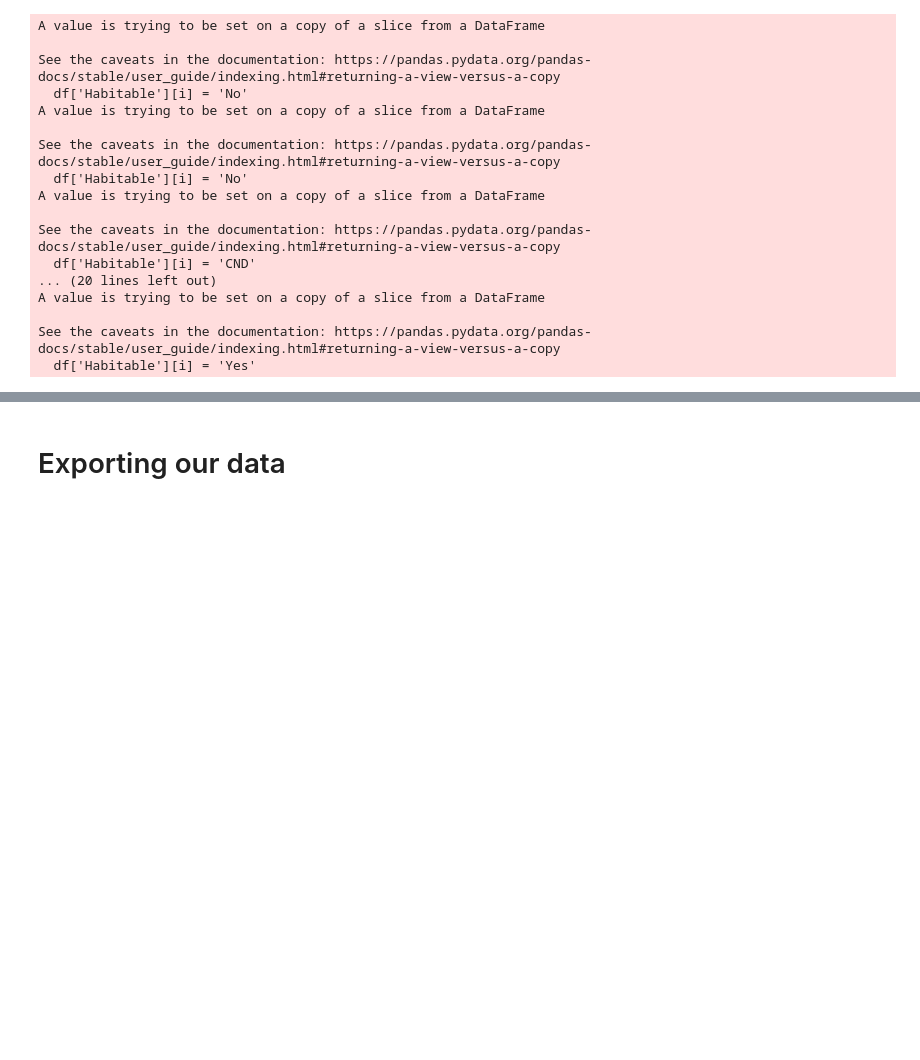
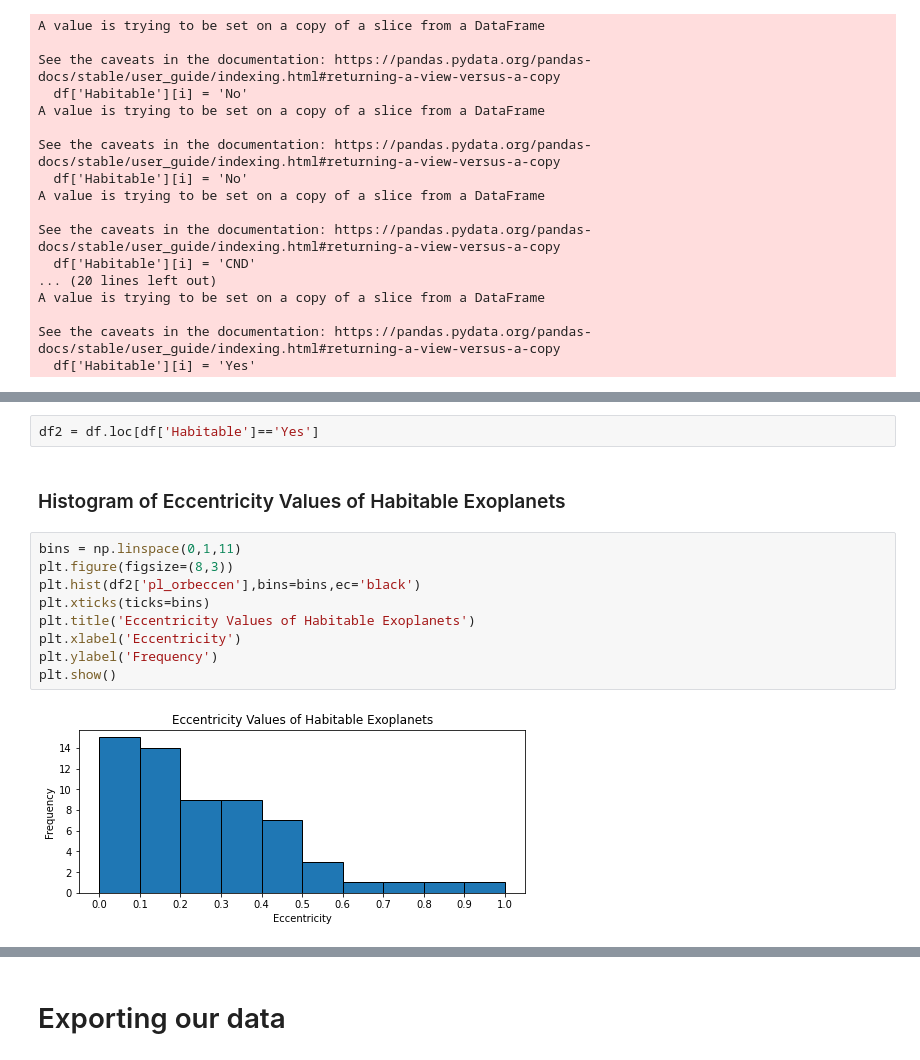
Before and after one commit to vineetrao06/exoplanet-summer-2022, a Jupyter notebook: summer_2022_code/notebooks/Analysis.ipynb, the cells around one changed output, grey strips where cells are left out. Saved outputs shown, nothing was run; the diff lists cells and outputs as text; blank space fills up the shorter version.

```diff
--- a/summer_2022_code/notebooks/Analysis.ipynb
+++ b/summer_2022_code/notebooks/Analysis.ipynb
@@ -306,0 +301,15 @@ habitable_count.plot(kind='pie')
+# %%
+df2 = df.loc[df['Habitable']=='Yes']
+# %% [markdown]
+### Histogram of Eccentricity Values of Habitable Exoplanets
+# %%
+bins = np.linspace(0,1,11)
+plt.figure(figsize=(8,3))
+plt.hist(df2['pl_orbeccen'],bins=bins,ec='black')
+plt.xticks(ticks=bins)
+plt.title('Eccentricity Values of Habitable Exoplanets')
+plt.xlabel('Eccentricity')
+plt.ylabel('Frequency')
+plt.show()
+# %% [output]
+[figure, added]
```
Also changed, not shown: parts of 13 cells of this notebook.
